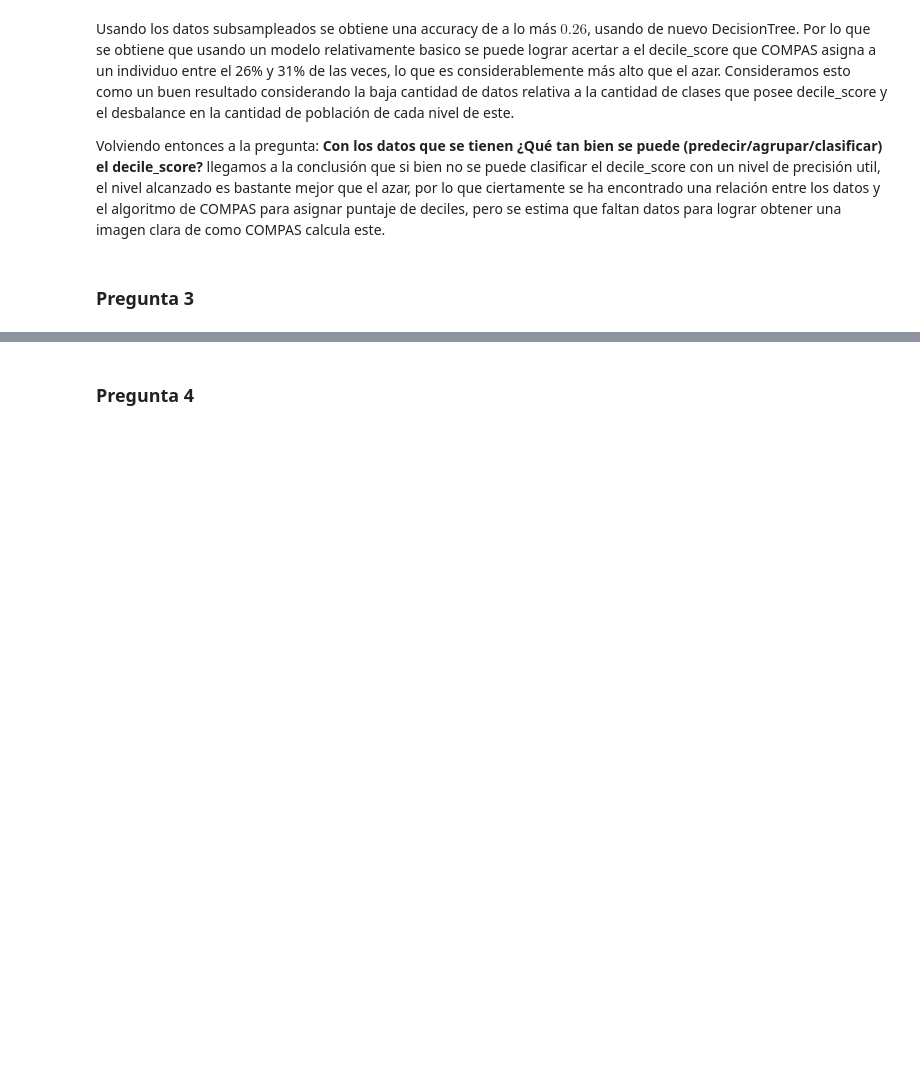
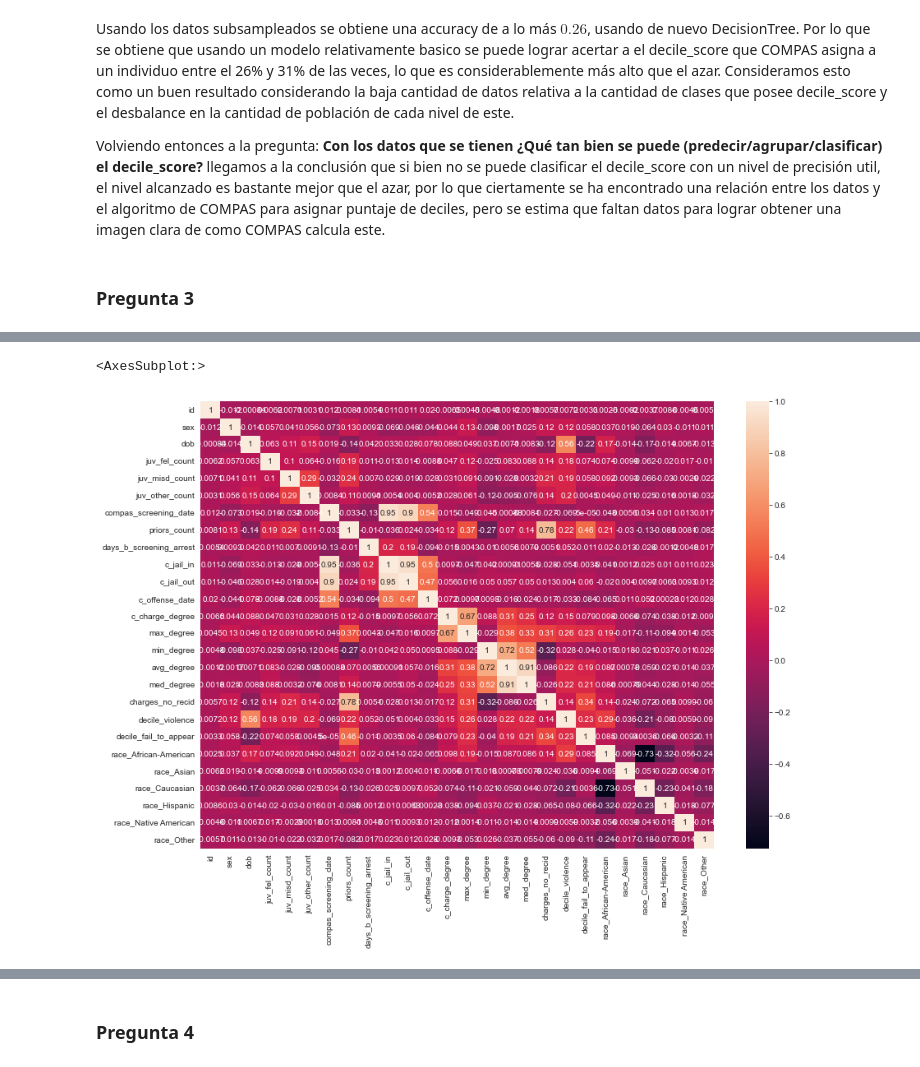
Before and after one commit to PJaramilloV/bias-no-basado, a Jupyter notebook: docs/hito-3.ipynb, the cells around one changed output, grey strips where cells are left out. Saved outputs shown, nothing was run; the diff lists cells and outputs as text; code cells hidden in the pictures; blank space fills up the shorter version.

```diff
--- a/docs/hito-3.ipynb
+++ b/docs/hito-3.ipynb
@@ -1887,0 +1925,4 @@ Volviendo entonces a la pregunta: **Con los datos que se tienen ¿Qué tan bien
+# %%
+# Load data
+main_people = pd.read_csv('../data/cleaned/people_joined_charge_decile.csv', index_col=0).drop('c_days_from_compas', axis=1)
+main_people.head()
@@ -1887,0 +1937,6 @@ Volviendo entonces a la pregunta: **Con los datos que se tienen ¿Qué tan bien
+# %%
+# Ahora pasamos los elementos categoricos a numericos
+main_people.replace(['Male', 'Female'], [1, 0], inplace=True)
+people_race = pd.get_dummies(main_people['race'], prefix='race', prefix_sep="_")
+main_people = pd.concat([main_people, people_race], axis=1).drop('race', axis=1)
+main_people.head()
@@ -1887,0 +1951,5 @@ Volviendo entonces a la pregunta: **Con los datos que se tienen ¿Qué tan bien
+# %%
+# Como se ve, las columnas que corresponden a reincidencia son is_recid, num_r_cases, charges_recid, charges_not_recid, decile_recid
+# Entonces las quitamos para hacer el clustering
+blind_recid_people = main_people.drop(['is_recid', 'num_r_cases', 'charges_recid', 'charges_total', 'charge_latest', 'decile_recid'], axis=1)
+blind_recid_people.head()
@@ -1887,0 +1964,7 @@ Volviendo entonces a la pregunta: **Con los datos que se tienen ¿Qué tan bien
+# %%
+# Ahora revisamos si existen elementos muy correlacionados
+plt.figure(figsize=(14, 10))
+sns.heatmap(blind_recid_people.corr(), annot=True)
+# %% [output]
+<AxesSubplot:>
+[figure, added]
```
Also changed, not shown: parts of 30 cells of this notebook, 1 other file.
